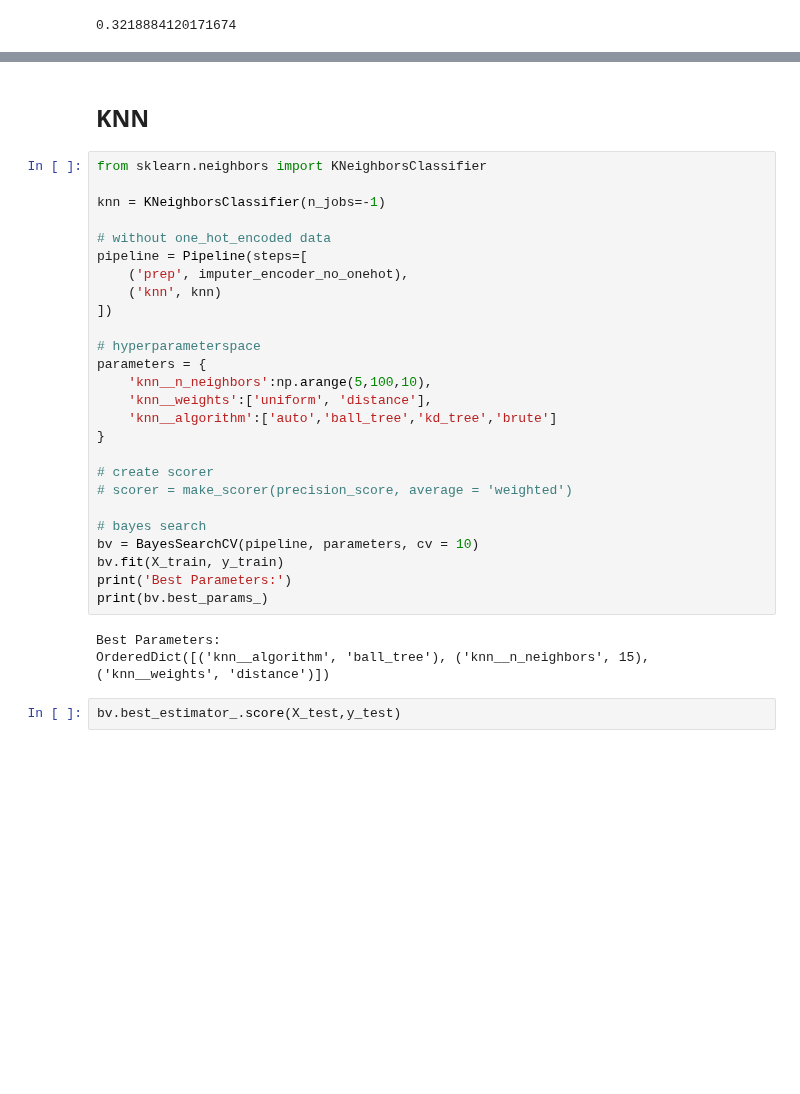
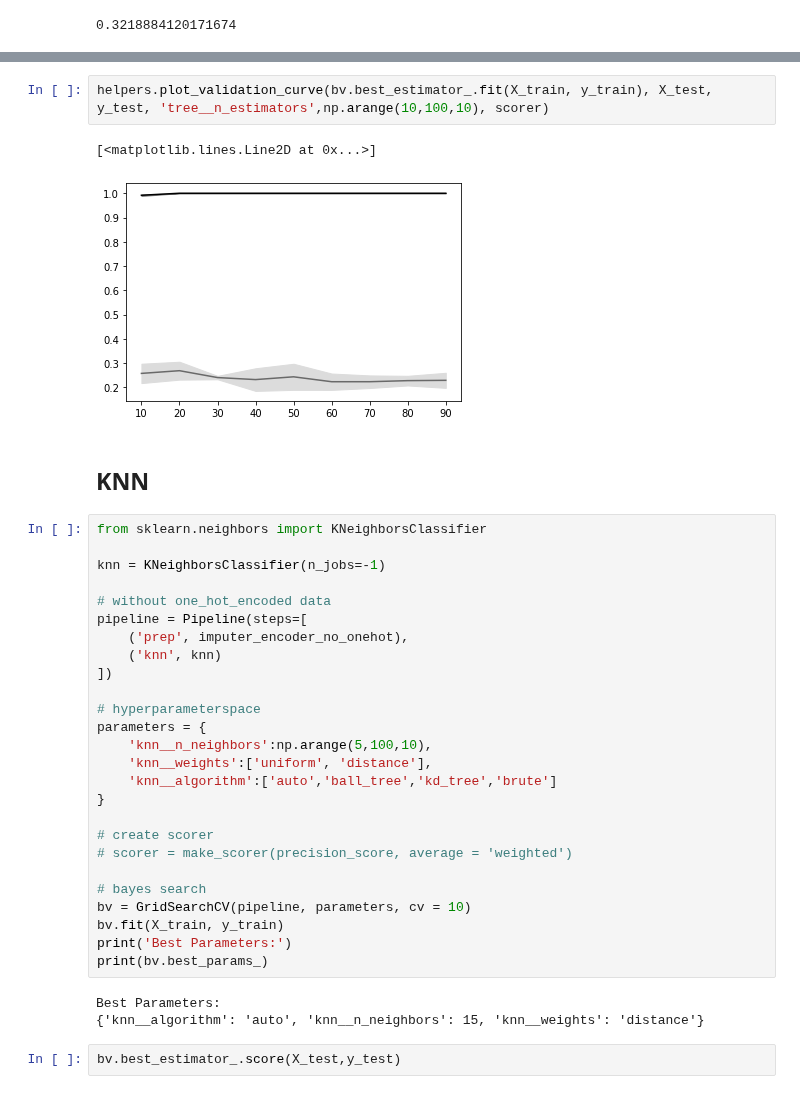
Before and after one commit to CrawTheOne/mirror_-fhnw_ds_fs2021_medical_challenge, a Jupyter notebook: machine_learning/location_classification.ipynb, the cells around one changed output, grey strips where cells are left out. Drawn from its saved outputs; the diff is of its cells as text; blank space fills up the shorter version.

```diff
--- a/machine_learning/location_classification.ipynb
+++ b/machine_learning/location_classification.ipynb
@@ -261,3 +226,8 @@ plt.show()
+# %%
+helpers.plot_validation_curve(bv.best_estimator_.fit(X_train, y_train), X_test, y_test, 'tree__n_estimators',np.arange(10,100,10), scorer)
+# %% [output]
+[<matplotlib.lines.Line2D at 0x...>]
+[figure, added]
 # %% [markdown]
 ## KNN
 # %%
@@ -282,13 +252,13 @@ parameters = {
 # scorer = make_scorer(precision_score, average = 'weighted')
 
 # bayes search
-bv = BayesSearchCV(pipeline, parameters, cv = 10)
+bv = GridSearchCV(pipeline, parameters, cv = 10)
 bv.fit(X_train, y_train)
 print('Best Parameters:')
 print(bv.best_params_)
 # %% [output]
 Best Parameters:
-OrderedDict([('knn__algorithm', 'ball_tree'), ('knn__n_neighbors', 15), ('knn__weights', 'distance')])
+{'knn__algorithm': 'auto', 'knn__n_neighbors': 15, 'knn__weights': 'distance'}
 # %%
 bv.best_estimator_.score(X_test,y_test)
 # %% [output]
```
Also changed, not shown: parts of 9 cells of this notebook.
